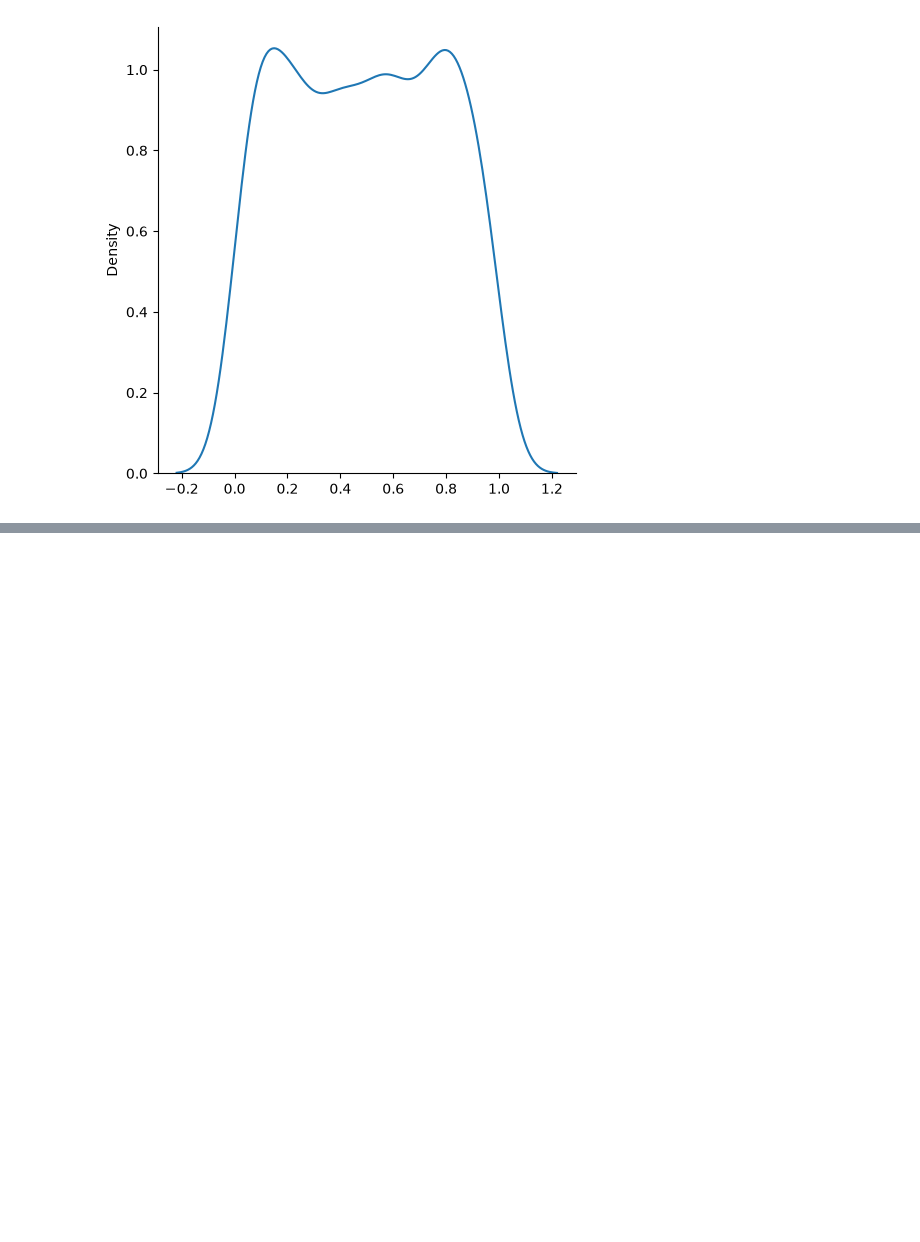
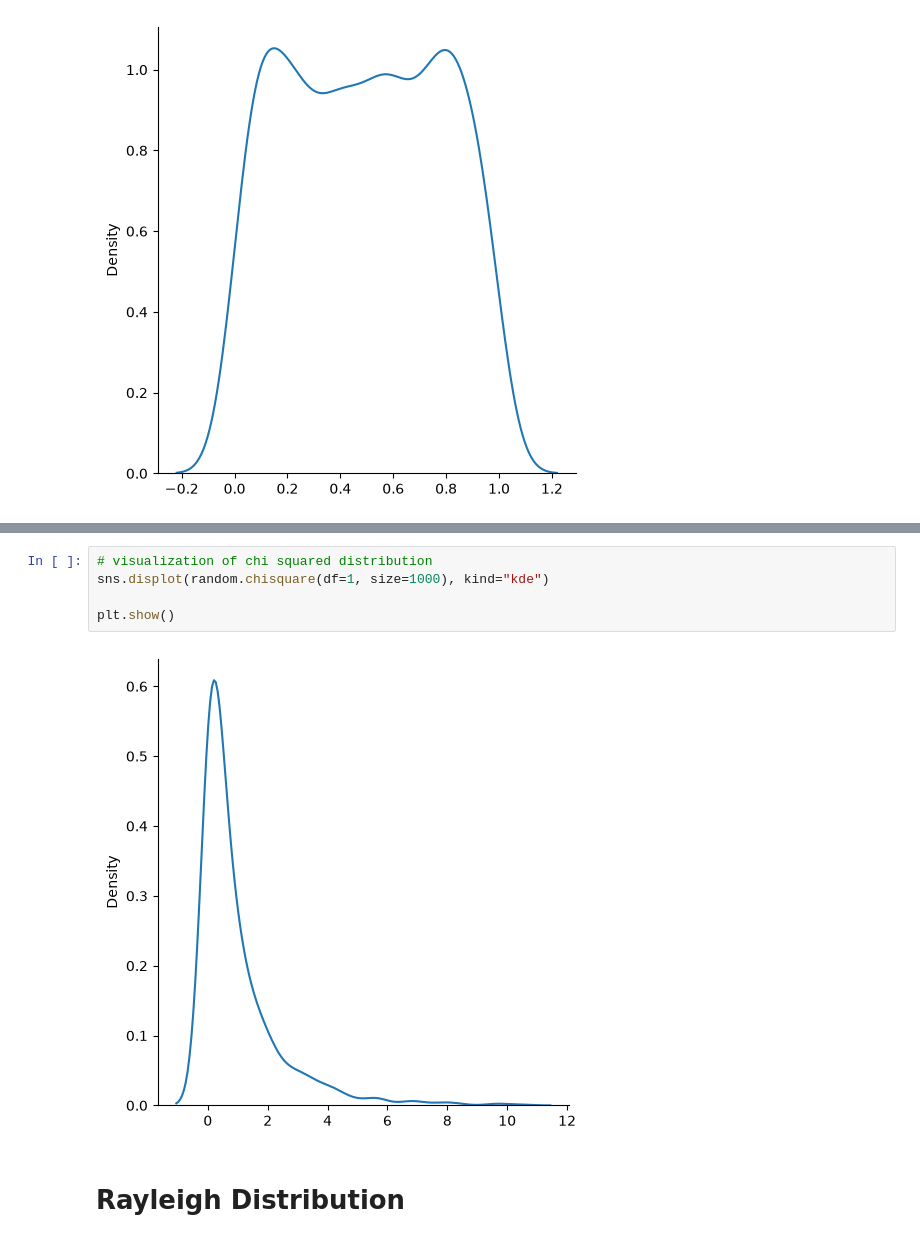
Before and after one commit to Coxxio/ML-Journey, a Jupyter notebook: phase-1-foundations/numpy-w3schools.ipynb, the cells around one changed output, grey strips where cells are left out. Drawn from its saved outputs; the diff is of its cells as text; blank space fills up the shorter version.

```diff
--- a/phase-1-foundations/numpy-w3schools.ipynb
+++ b/phase-1-foundations/numpy-w3schools.ipynb
@@ -745,0 +810,9 @@ plt.show()
+# %%
+# visualization of chi squared distribution
+sns.displot(random.chisquare(df=1, size=1000), kind="kde")
+
+plt.show()
+# %% [output]
+[figure, added]
+# %% [markdown]
+# Rayleigh Distribution
```
Also changed, not shown: parts of 37 cells of this notebook.
